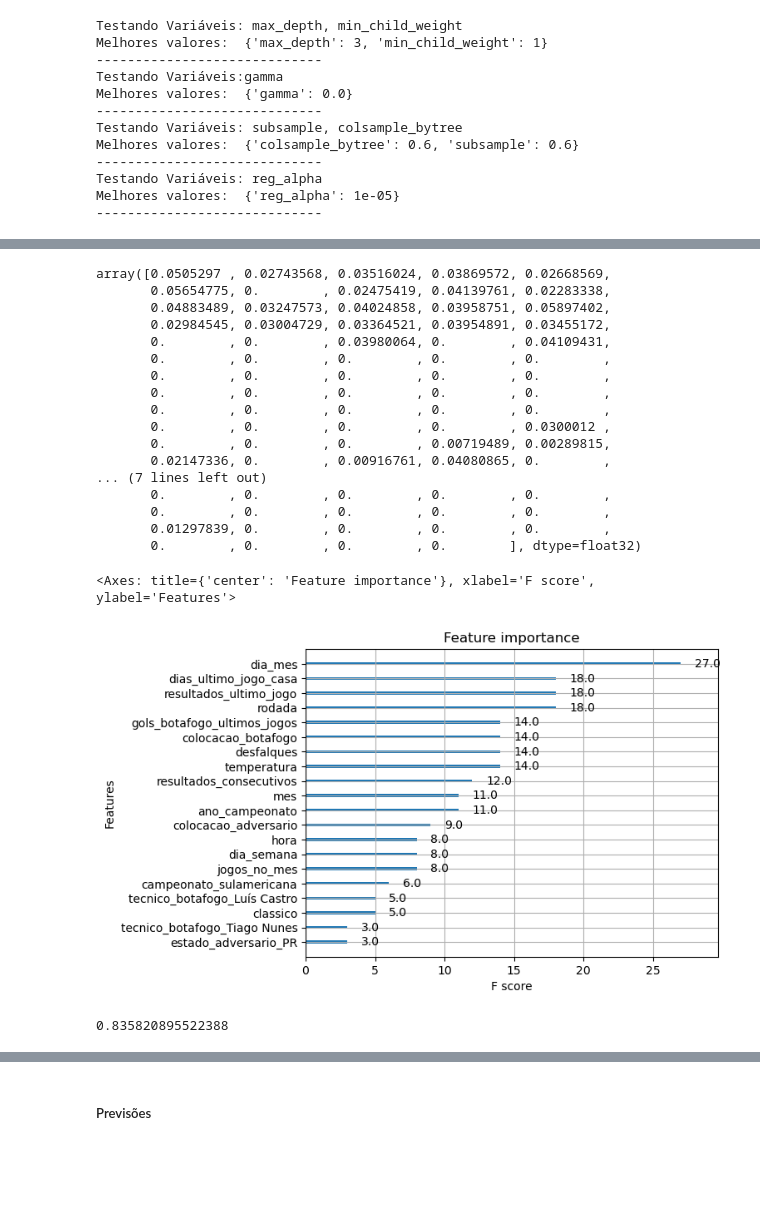
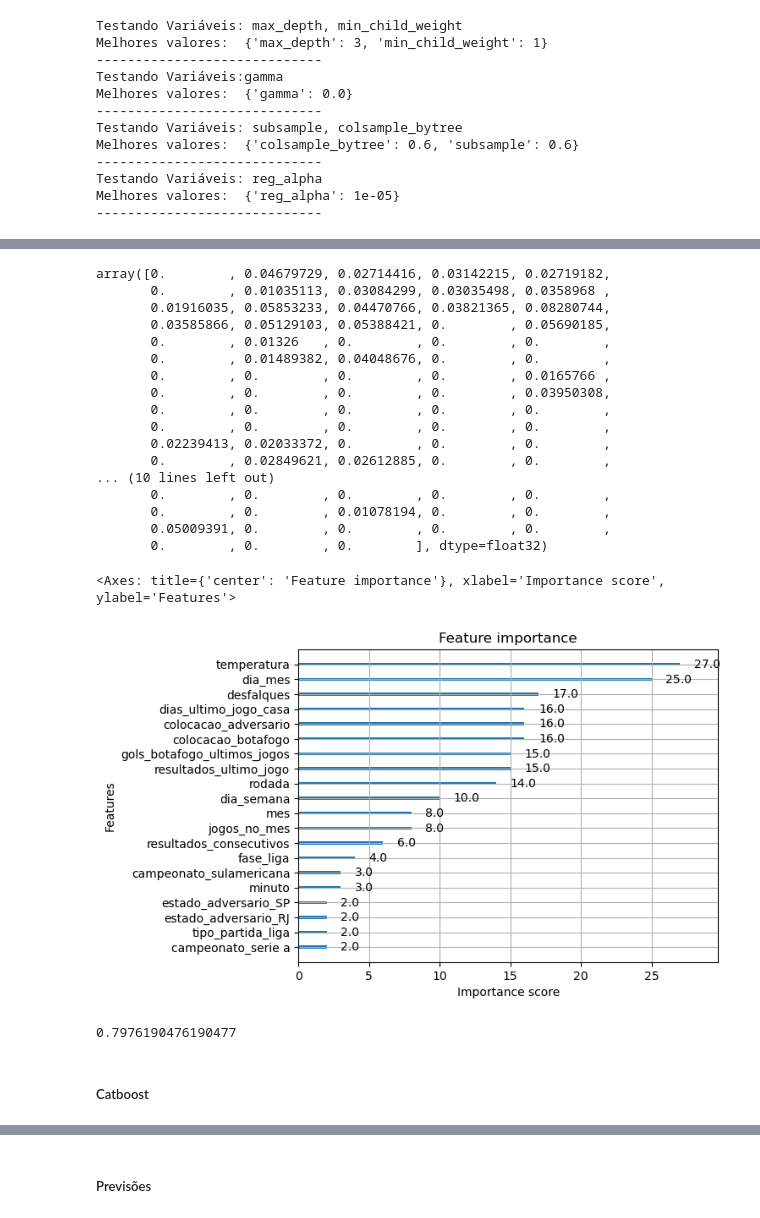
Before and after one commit to fabiodebittencourt/ia-botafogo, a Jupyter notebook: Projeto Futebol .ipynb, the cells around one changed output, grey strips where cells are left out. Drawn from its saved outputs; the diff is of its cells as text; code cells hidden in the pictures; blank space fills up the shorter version.

```diff
--- a/Projeto Futebol .ipynb
+++ b/Projeto Futebol .ipynb
@@ -192,6 +227,5 @@ len(dataset_dados.columns)
 # %%
-dataset_dados = pd.get_dummies(dataset_dados, columns=['campeonato', 'estádio', 'tipo_partida', 'estado_adversario',
-                                                       'tecnico_botafogo', 'time_adversario', 'fase'])
+dataset_dados = pd.get_dummies(dataset_dados, columns=['campeonato', 'estádio', 'tipo_partida', 'estado_adversario', 'time_adversario', 'fase'])
 # %%
 dataset_dados = dataset_dados.astype({'anunciou_poupar': bool,
                                       'classico': bool,
@@ -293,7 +328,9 @@ Esse artigo me ajudou com a tunagem dos hiperparâmetros:
 
     - https://www.analyticsvidhya.com/blog/2016/03/complete-guide-parameter-tuning-xgboost-with-codes-python/
 # %%
-def tunning_hiperpametros (modelo, X_train, y_train):
+def tunning_hiperpametros_xgboost (modelo, X_train, y_train):
+
+    parametros = list()
 
     print('Testando Variáveis: max_depth, min_child_weight')
 
@@ -311,6 +348,8 @@ def tunning_hiperpametros (modelo, X_train, y_train):
 
     max_depth = gsearch.best_params_['max_depth']
     min_child_weight = gsearch.best_params_['min_child_weight']
+    parametros.append(max_depth)
+    parametros.append(min_child_weight)
 
     print('Melhores valores: ', gsearch.best_params_)
 
@@ -331,6 +370,7 @@ def tunning_hiperpametros (modelo, X_train, y_train):
 
     print('Melhores valores: ', gsearch.best_params_)
     gamma = gsearch.best_params_['gamma']
+    parametros.append(gamma)
 
     print('-----------------------------')
 
@@ -349,6 +389,8 @@ def tunning_hiperpametros (modelo, X_train, y_train):
     gsearch.fit(X_train, y_train)
 
     print('Melhores valores: ', gsearch.best_params_)
+    parametros.append(gsearch.best_params_['subsample'])
+    parametros.append(gsearch.best_params_['colsample_bytree'])
 
     print('-----------------------------')
 
@@ -367,5 +409,8 @@ def tunning_hiperpametros (modelo, X_train, y_train):
     gsearch.fit(X_train, y_train)
 
     print('Melhores valores: ', gsearch.best_params_)
+    parametros.append(gsearch.best_params_['reg_alpha'])
 
     print('-----------------------------')
+
+    return parametros
@@ -737,5 +1003,5 @@ eval_set = [(X_test, y_test)]
 # %%
-tunning_hiperpametros(XGBClassifier, X_train, y_train)
+parametros = tunning_hiperpametros_xgboost(XGBClassifier, X_train, y_train)
 # %% [output]
 Testando Variáveis: max_depth, min_child_weight
 Melhores valores:  {'max_depth': 3, 'min_child_weight': 1}
@@ -750,9 +1016,9 @@ Testando Variáveis: reg_alpha
 Melhores valores:  {'reg_alpha': 1e-05}
 -----------------------------
 # %%
-model = XGBClassifier(verbosity=0, learning_rate=0.01, max_depth=3, n_estimators=10000, n_jobs=-1, random_state=1,
-                    min_child_weight=1, gamma = 0., subsample = 0.6, colsample_bytree = 0.6, scale_pos_weight = 1,
-                    reg_alpha= 1e-05, early_stopping_rounds=10, eval_metric='auc')
+model_xgboost = XGBClassifier(verbosity=0, learning_rate=0.01, max_depth=parametros[0], n_estimators=10000, n_jobs=-1, random_state=1,
+                    min_child_weight=parametros[1], gamma = parametros[2], subsample = parametros[3], colsample_bytree = parametros[4],
+                    scale_pos_weight = 1, reg_alpha= parametros[5], early_stopping_rounds=10, eval_metric='auc')
 
-model.fit(X_train, y_train, eval_set=eval_set, verbose = 1)
+model_xgboost.fit(X_train, y_train, eval_set=eval_set, verbose = 1)
 # %% [output]
@@ -788,30 +1050,32 @@ XGBClassifier(base_score=None, booster=None, callbacks=None,
 # %%
-model.feature_importances_
+model_xgboost.feature_importances_
 # %% [output]
-array([0.0505297 , 0.02743568, 0.03516024, 0.03869572, 0.02668569,
-       0.05654775, 0.        , 0.02475419, 0.04139761, 0.02283338,
-       0.04883489, 0.03247573, 0.04024858, 0.03958751, 0.05897402,
-       0.02984545, 0.03004729, 0.03364521, 0.03954891, 0.03455172,
-       0.        , 0.        , 0.03980064, 0.        , 0.04109431,
+array([0.        , 0.04679729, 0.02714416, 0.03142215, 0.02719182,
+       0.        , 0.01035113, 0.03084299, 0.03035498, 0.0358968 ,
+       0.01916035, 0.05853233, 0.04470766, 0.03821365, 0.08280744,
+       0.03585866, 0.05129103, 0.05388421, 0.        , 0.05690185,
+       0.        , 0.01326   , 0.        , 0.        , 0.        ,
+       0.        , 0.01489382, 0.04048676, 0.        , 0.        ,
+       0.        , 0.        , 0.        , 0.        , 0.0165766 ,
+       0.        , 0.        , 0.        , 0.        , 0.03950308,
        0.        , 0.        , 0.        , 0.        , 0.        ,
        0.        , 0.        , 0.        , 0.        , 0.        ,
+       0.02239413, 0.02033372, 0.        , 0.        , 0.        ,
+       0.        , 0.02849621, 0.02612885, 0.        , 0.        ,
+... (10 lines left out)
        0.        , 0.        , 0.        , 0.        , 0.        ,
-       0.        , 0.        , 0.        , 0.        , 0.        ,
-       0.        , 0.        , 0.        , 0.        , 0.0300012 ,
-       0.        , 0.        , 0.        , 0.00719489, 0.00289815,
-       0.02147336, 0.        , 0.00916761, 0.04080865, 0.        ,
-... (7 lines left out)
-       0.        , 0.        , 0.        , 0.        , 0.        ,
-       0.        , 0.        , 0.        , 0.        , 0.        ,
-       0.01297839, 0.        , 0.        , 0.        , 0.        ,
-       0.        , 0.        , 0.        , 0.        ], dtype=float32)
+       0.        , 0.        , 0.01078194, 0.        , 0.        ,
+       0.05009391, 0.        , 0.        , 0.        , 0.        ,
+       0.        , 0.        , 0.        ], dtype=float32)
 # %%
-plot_importance(model, max_num_features=20)
+plot_importance(model_xgboost, max_num_features=20)
 # %% [output]
-<Axes: title={'center': 'Feature importance'}, xlabel='F score', ylabel='Features'>
+<Axes: title={'center': 'Feature importance'}, xlabel='Importance score', ylabel='Features'>
-[figure, old version]
+[figure, new version]
 # %%
-score = model.score(X_train, y_train)
+score = model_xgboost.score(X_train, y_train)
 score
 # %% [output]
-0.835820895522388
+0.7976190476190477
+# %% [markdown]
+##### Catboost
```
Also changed, not shown: parts of 76 cells of this notebook, 3 other files.
